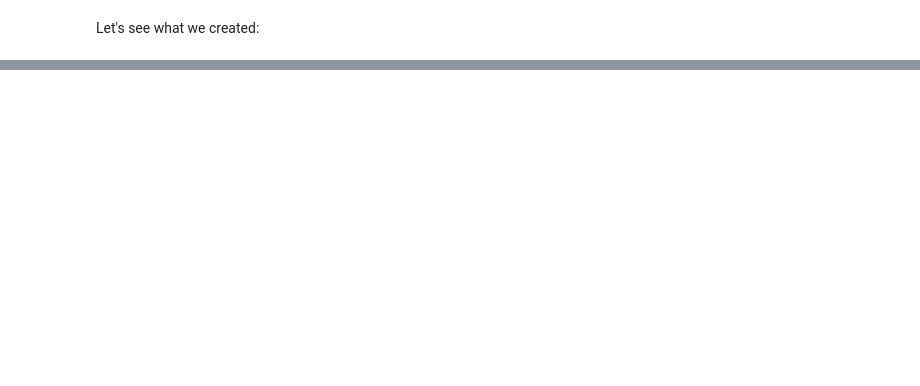
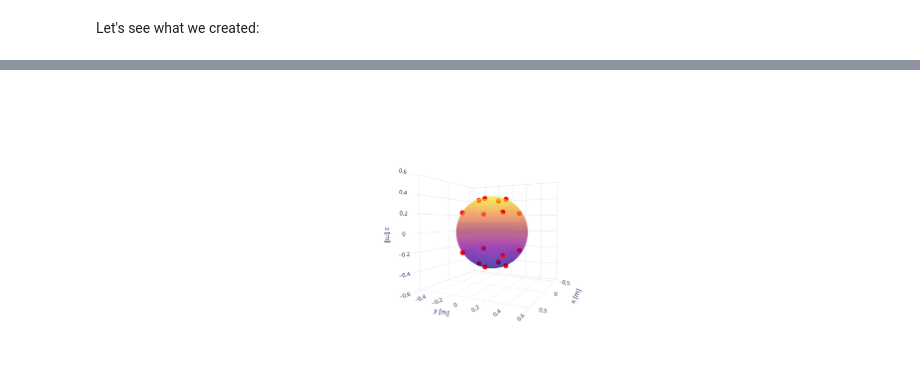
Before and after one commit to pone-software/ananke, a Jupyter notebook: notebooks/01_work_with_detectors.ipynb, the cells around one changed output, grey strips where cells are left out. Drawn from its saved outputs; the diff is of its cells as text; code cells hidden in the pictures; blank space fills up the shorter version.

```diff
--- a/notebooks/01_work_with_detectors.ipynb
+++ b/notebooks/01_work_with_detectors.ipynb
@@ -240,0 +268,60 @@ fig2.show()
+# %%
+configuration2 = {
+    "string": {
+        "module_number": 1,
+        "module_distance": 50
+    },
+    "pmt": {
+        "efficiency": 0.4
+    },
+    "module": {
+        "radius": 0.4
+    },
+    "geometry": {
+        "type": "single",
+        "side_length": 100,
+    },
+    "seed": 4545
+}
+
+detector_service2 = DetectorBuilderService()
+
+detector_configuration2 = DetectorConfiguration.parse_obj(configuration2)
+
+detector2 = detector_service2.get(detector_configuration2)
+
+
+fig2 = go.Figure(
+    data=[go.Surface(x=x_pns_surface, y=y_pns_surface, z=z_pns_suraface, opacity=.5, autocolorscale=False, showscale=False)] + get_detector_scatter3ds(detector2, True, False, size=6, pmt_opacity=1.0)
+)
+
+camera = dict(
+    eye=dict(x=2, y=1, z=0.1)
+)
+
+def ms(x, y, z, radius, resolution=20):
+    """Return the coordinates for plotting a sphere centered at (x,y,z)"""
+    u, v = np.mgrid[0:2*np.pi:resolution*2j, 0:np.pi:resolution*1j]
+    X = radius * np.cos(u)*np.sin(v) + x
+    Y = radius * np.sin(u)*np.sin(v) + y
+    Z = radius * np.cos(v) + z
+    return (X, Y, Z)
+
+(x_pns_surface, y_pns_surface, z_pns_suraface) = ms(0, 0, 0, configuration2["module"]["radius"])
+
+axis_range = [-1.5*configuration2["module"]["radius"],1.5*configuration2["module"]["radius"]]
+fig2.update_layout(
+    autosize=False,
+    width=600,
+    height=600,
+    scene=go.layout.Scene(
+        xaxis=go.layout.scene.XAxis(title='x [m]', range=axis_range),
+        yaxis=go.layout.scene.YAxis(title='y [m]', range=axis_range),
+        zaxis=go.layout.scene.ZAxis(title='z [m]', range=axis_range)
+    ),
+    scene_camera=camera,
+    template='plotly_white'
+)
+fig2
+# %% [output]
+[figure, added]
```
Also changed, not shown: parts of 7 cells of this notebook, 10 other files.
